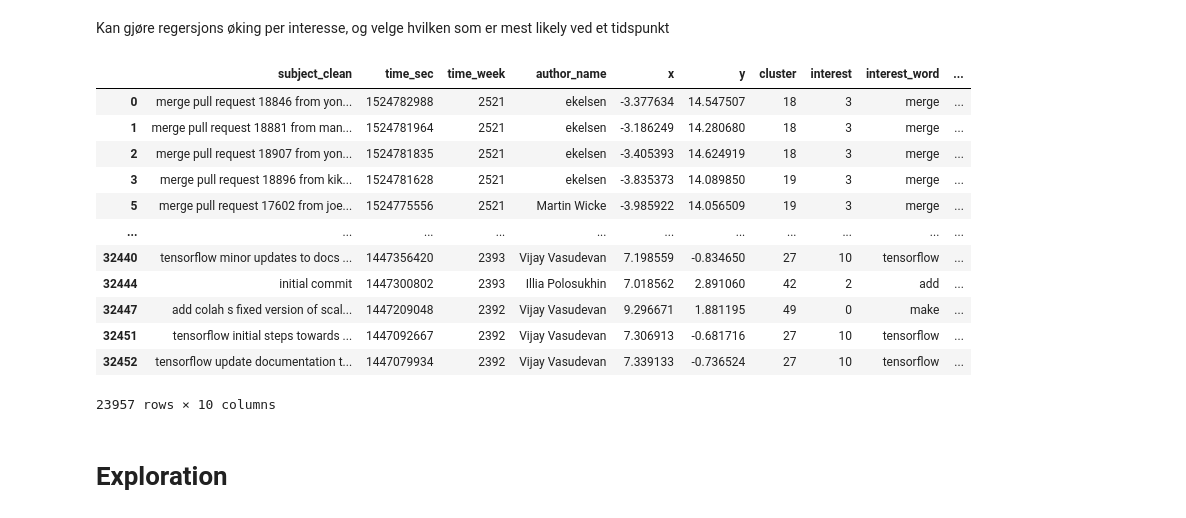
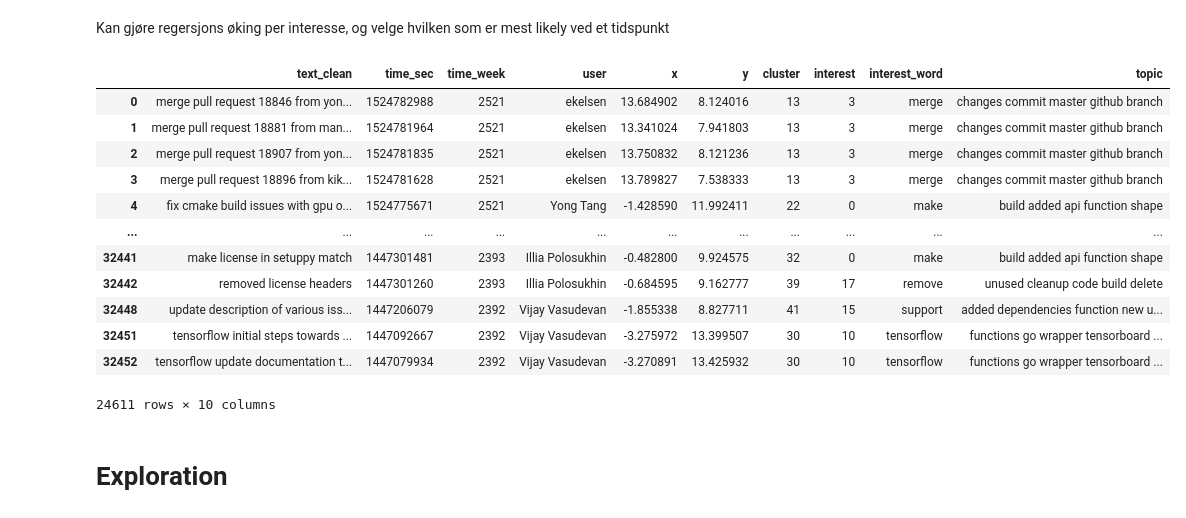
Before and after one commit to applied-ai-data3750/code, a Jupyter notebook: main.ipynb, the cells around one changed output. Cells and saved outputs as stored; diff of their text form; code cells hidden in the pictures.

```diff
--- a/main.ipynb
+++ b/main.ipynb
@@ -135,11 +131,11 @@ Getting the 768 dimensional embeddings for each commit message
 # %%
 try:
     if conf["fresh_data"]: raise Exception
-    embs = pickle.load(open(f'data/embs-{device}.pkl', 'rb'))
+    embs = pickle.load(open(names[f"embs-{device}"], 'rb'))
 
 except:
-    embs = sbert_emb_getter(df["subject_clean"].to_numpy(), filename=f"model-{device}")
-    pickle.dump(embs, open(f'data/embs-{device}.pkl', 'wb'))
+    embs = sbert_emb_getter(df["text_clean"].to_numpy(), filename=names[f"model-{device}"])
+    pickle.dump(embs, open(names[f"embs-{device}"], 'wb'))
 
     conf["fresh_embs"] = True
 
@@ -153,11 +149,11 @@ We use UMAP to reduce the dimensionality of the embeddings from 768 to 2, so tha
 # %%
 try:
     if conf["fresh_data"]: raise Exception
-    uembs = pickle.load(open(f'data/umap-{device}.pkl', 'rb'))
+    uembs = pickle.load(open(names[f"uembs-{device}"], 'rb'))
 
 except:
     uembs = UMAP(n_neighbors=20, min_dist=0.1).fit_transform(embs)
-    pickle.dump(uembs, open(f'data/umap-{device}.pkl', 'wb'))
+    pickle.dump(uembs, open(names[f"uembs-{device}"], 'wb'))
 
     conf["fresh_uembs"] = True
 
@@ -199,7 +195,7 @@ First checking without filtering for stopwords, then checking with filtering for
 Then checking with filtering for english stopwords
 # %%
 vc = (
-    df["subject_clean"].apply(lambda x: (x.split(" ")))
+    df["text_clean"].apply(lambda x: (x.split(" ")))
     .explode()
     .value_counts()
     .reset_index()
@@ -272,12 +268,12 @@ fetch_from_pickle = True
 try:
   if conf["fresh_data"]: raise Exception
 
-  uemb_semi_s = pickle.load( open( f"data/emb-semi-s-fast-{device}.pickle", "rb" ) )
+  uemb_semi_s = pickle.load( open( names[f"uembs-s-{device}"], "rb" ) )
 
 except:
   # used to have just nn = 100 at 0.2 similiarity, and not the metric and target weight
   uemb_semi_s = UMAP(n_neighbors=100, metric="cosine", target_weight=1).fit_transform(embs, y-1)
-  pickle.dump( uemb_semi_s, open( f"data/emb-semi-s-fast-{device}.pickle", "wb" ) )
+  pickle.dump( uemb_semi_s, open( names[f"uembs-s-{device}"], "wb" ) )
 
   conf["fresh_s_uembs"] = True
 
@@ -362,50 +358,50 @@ Name: topics, dtype: int64
 # %% [markdown]
 Kan gjøre regersjons øking per interesse, og velge hvilken som er mest likely ved et tidspunkt
 # %%
-dfres = df[["subject_clean", "time_sec", "time_week", "author_name"]].copy()
+dfres = df[["text_clean", "time_sec", "time_week", "user"]].copy()
 
 #dfres["time_week"] = dfres["time_sec"].apply(lambda x: datetime.fromtimestamp(x).isocalendar()[1])
 
 #dfres["time_week"] = dfres["time_sec"].apply(lambda x: x//604800)
 
 dfres["x"] = uemb_semi_s[:, 0]
 
 dfres["y"] = uemb_semi_s[:, 1]
 
 dfres["cluster"] = cluster_semi_s_hdb.labels_
 
 
 
 dfres["interest"] = list(y)
 
 # -1 to make up for adding 1 earlier
 dfres["interest_word"] = dfres["interest"].apply(lambda x: interests[x-1])
 
 # find topic by interest instead
-topic_dict = topic_by_clusterId(dfres["subject_clean"].to_numpy(), dfres["interest"].to_numpy(), bonus_words=bonus_words)
+topic_dict = topic_by_clusterId(dfres["text_clean"].to_numpy(), dfres["interest"].to_numpy(), bonus_words=bonus_words)
 
 dfres["topic"] = dfres["interest"].apply(lambda x: " ".join(list(topic_dict[x])))
 
 dfres = dfres[dfres["cluster"] != -1]
 
 # Pickling the dfres for plotting in other notebook
-dfres.to_pickle("data/dfres.pkl")
+dfres.to_pickle(names["dfres"])
 
 dfres
 # %% [output]
-|  | subject_clean | time_sec | time_week | author_name | x | y | cluster | interest | interest_word | ... |
-| 0 | merge pull request 18846 from yon... | 1524782988 | 2521 | ekelsen | -3.377634 | 14.547507 | 18 | 3 | merge | ... |
-| 1 | merge pull request 18881 from man... | 1524781964 | 2521 | ekelsen | -3.186249 | 14.280680 | 18 | 3 | merge | ... |
-| 2 | merge pull request 18907 from yon... | 1524781835 | 2521 | ekelsen | -3.405393 | 14.624919 | 18 | 3 | merge | ... |
-| 3 | merge pull request 18896 from kik... | 1524781628 | 2521 | ekelsen | -3.835373 | 14.089850 | 19 | 3 | merge | ... |
-| 5 | merge pull request 17602 from joe... | 1524775556 | 2521 | Martin Wicke | -3.985922 | 14.056509 | 19 | 3 | merge | ... |
+|  | text_clean | time_sec | time_week | user | x | y | cluster | interest | interest_word | topic |
+| 0 | merge pull request 18846 from yon... | 1524782988 | 2521 | ekelsen | 13.684902 | 8.124016 | 13 | 3 | merge | changes commit master github branch |
+| 1 | merge pull request 18881 from man... | 1524781964 | 2521 | ekelsen | 13.341024 | 7.941803 | 13 | 3 | merge | changes commit master github branch |
+| 2 | merge pull request 18907 from yon... | 1524781835 | 2521 | ekelsen | 13.750832 | 8.121236 | 13 | 3 | merge | changes commit master github branch |
+| 3 | merge pull request 18896 from kik... | 1524781628 | 2521 | ekelsen | 13.789827 | 7.538333 | 13 | 3 | merge | changes commit master github branch |
+| 4 | fix cmake build issues with gpu o... | 1524775671 | 2521 | Yong Tang | -1.428590 | 11.992411 | 22 | 0 | make | build added api function shape |
 | ... | ... | ... | ... | ... | ... | ... | ... | ... | ... | ... |
-| 32440 | tensorflow minor updates to docs ... | 1447356420 | 2393 | Vijay Vasudevan | 7.198559 | -0.834650 | 27 | 10 | tensorflow | ... |
-| 32444 | initial commit | 1447300802 | 2393 | Illia Polosukhin | 7.018562 | 2.891060 | 42 | 2 | add | ... |
-| 32447 | add colah s fixed version of scal... | 1447209048 | 2392 | Vijay Vasudevan | 9.296671 | 1.881195 | 49 | 0 | make | ... |
-| 32451 | tensorflow initial steps towards ... | 1447092667 | 2392 | Vijay Vasudevan | 7.306913 | -0.681716 | 27 | 10 | tensorflow | ... |
-| 32452 | tensorflow update documentation t... | 1447079934 | 2392 | Vijay Vasudevan | 7.339133 | -0.736524 | 27 | 10 | tensorflow | ... |
+| 32441 | make license in setuppy match | 1447301481 | 2393 | Illia Polosukhin | -0.482800 | 9.924575 | 32 | 0 | make | build added api function shape |
+| 32442 | removed license headers | 1447301260 | 2393 | Illia Polosukhin | -0.684595 | 9.162777 | 39 | 17 | remove | unused cleanup code build delete |
+| 32448 | update description of various iss... | 1447206079 | 2392 | Vijay Vasudevan | -1.855338 | 8.827711 | 41 | 15 | support | added dependencies function new u... |
+| 32451 | tensorflow initial steps towards ... | 1447092667 | 2392 | Vijay Vasudevan | -3.275972 | 13.399507 | 30 | 10 | tensorflow | functions go wrapper tensorboard ... |
+| 32452 | tensorflow update documentation t... | 1447079934 | 2392 | Vijay Vasudevan | -3.270891 | 13.425932 | 30 | 10 | tensorflow | functions go wrapper tensorboard ... |
-23957 rows × 10 columns
+24611 rows × 10 columns
 # %% [markdown]
 # Exploration
 # %% [markdown]
```
Also changed, not shown: parts of 21 cells of this notebook, 4 other files.
